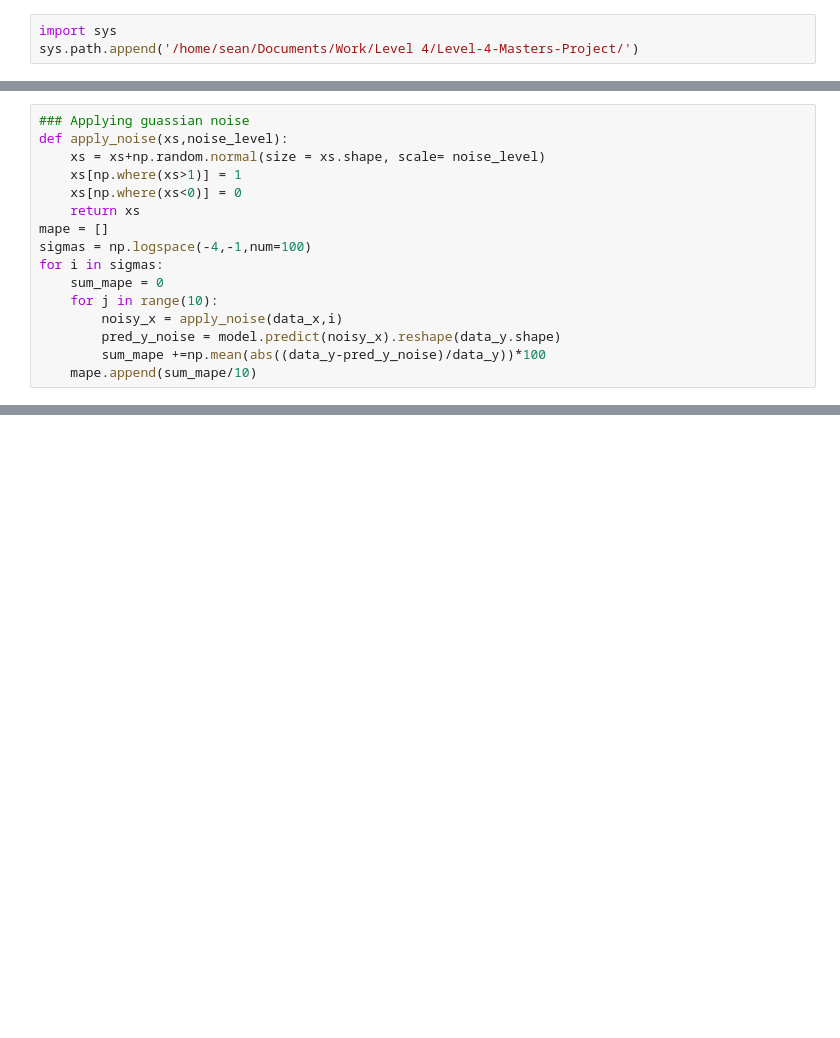
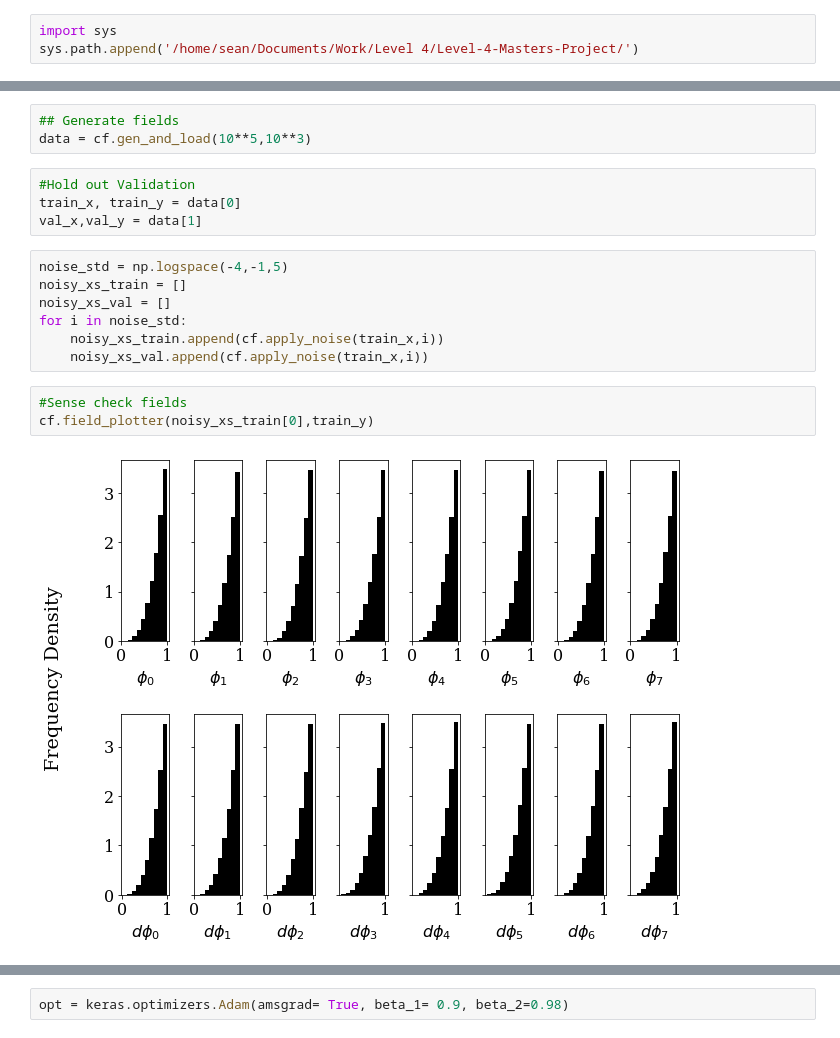
Before and after one commit to seancraven/Level-4-Masters-Project, a Jupyter notebook: Guassian_Noise/Noise_Testing.ipynb, the cells around one changed output, grey strips where cells are left out. Saved outputs shown, nothing was run; the diff lists cells and outputs as text; blank space fills up the shorter version.

Commit message:
Guassian Noise Progress

```diff
--- a/Guassian_Noise/Noise_Testing.ipynb
+++ b/Guassian_Noise/Noise_Testing.ipynb
@@ -49,16 +20,0 @@ baseline = np.mean(abs((data_y-pred_y)/data_y))*100
-# %%
-### Applying guassian noise
-def apply_noise(xs,noise_level):
-    xs = xs+np.random.normal(size = xs.shape, scale= noise_level)
-    xs[np.where(xs>1)] = 1
-    xs[np.where(xs<0)] = 0
-    return xs
-mape = []
-sigmas = np.logspace(-4,-1,num=100)
-for i in sigmas:
-    sum_mape = 0
-    for j in range(10):
-        noisy_x = apply_noise(data_x,i)
-        pred_y_noise = model.predict(noisy_x).reshape(data_y.shape)
-        sum_mape +=np.mean(abs((data_y-pred_y_noise)/data_y))*100
-    mape.append(sum_mape/10)
@@ -84,0 +21,19 @@ fig.savefig('/home/sean/Documents/Work/Level 4/Level-4-Masters-Project/Figures/m
+# %%
+## Generate fields
+data = cf.gen_and_load(10**5,10**3)
+# %%
+#Hold out Validation
+train_x, train_y = data[0]
+val_x,val_y = data[1]
+# %%
+noise_std = np.logspace(-4,-1,5)
+noisy_xs_train = []
+noisy_xs_val = []
+for i in noise_std:
+    noisy_xs_train.append(cf.apply_noise(train_x,i))
+    noisy_xs_val.append(cf.apply_noise(train_x,i))
+# %%
+#Sense check fields
+cf.field_plotter(noisy_xs_train[0],train_y)
+# %% [output]
+[figure, added]
@@ -84,0 +41,2 @@ fig.savefig('/home/sean/Documents/Work/Level 4/Level-4-Masters-Project/Figures/m
+# %%
+opt = keras.optimizers.Adam(amsgrad= True, beta_1= 0.9, beta_2=0.98)
```
Also changed, not shown: parts of 14 cells of this notebook, 4 other files.
